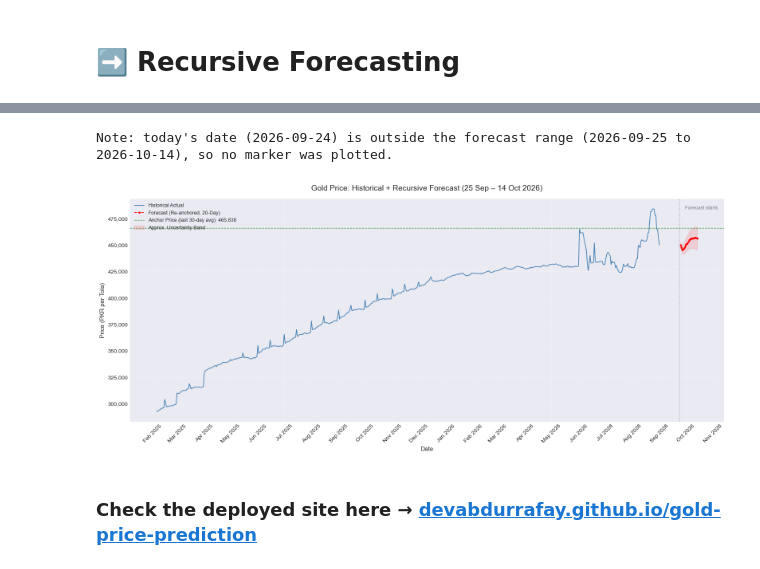
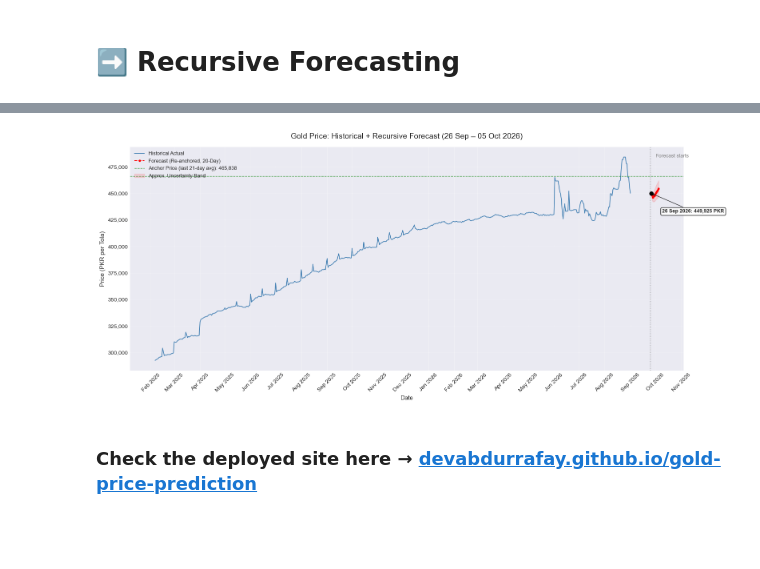
Before and after one commit to DevAbdurRafay/gold-price-prediction, a Jupyter notebook: Gold_Price_Prediction.ipynb, the cells around one changed output, grey strips where cells are left out. Saved outputs shown, nothing was run; the diff lists cells and outputs as text; code cells hidden in the pictures; blank space fills up the shorter version.

```diff
--- a/Gold_Price_Prediction.ipynb
+++ b/Gold_Price_Prediction.ipynb
@@ -802,12 +1065,5 @@ print("Parameters used:", final_model.get_params())
 # %% [markdown]
 # ➡️ Recursive Forecasting
-# %%
-last_date = df['Date'].max()
-future_dates = pd.date_range(start=last_date + pd.Timedelta(days=1), end='2026-09-30')
-
-print(f"Last known date: {last_date}")
-print(f"Forecasting from: {future_dates[0]} to {future_dates[-1]}")
-print(f"Total days to forecast: {len(future_dates)}")
 # %%
 def project_external_feature(series, horizon_days, lookback=7):
     """Instead of freezing XAU/USD or USD/PKR, continue their recent trend."""
@@ -894,8 +1150,8 @@ def recursive_forecast(df, final_model, actual_start_price=None, start_date=None
 forecast_df = recursive_forecast(
     df,
     final_model,
-    actual_start_price=452400,
-    start_date=pd.Timestamp('2026-09-23'),
+    actual_start_price=450500,
+    start_date=pd.Timestamp('2026-09-25'),
     horizon_days=10,
     verbose=True
 )
@@ -980,69 +1212,58 @@ Only trust the **first 1–2 days** of each run as near-term reliable; treat day
 # %%
 import matplotlib.dates as mdates
 import matplotlib.ticker as mticker
-from datetime import datetime
 
 fig, ax = plt.subplots(figsize=(16, 7))
 
 ax.plot(df['Date'], df['24K_PKR_per_Tola'], color='steelblue', linewidth=1.3, label='Historical Actual')
 
 ax.plot(forecast_df['Date'], forecast_df['Predicted_Price'], color='red',
-        linewidth=1.2, linestyle='--', marker='o', markersize=2.5, label='Forecast (Re-anchored, 20-Day)')
+        linewidth=1.4, linestyle='--', marker='o', markersize=3, label='Forecast (Re-anchored, 20-Day)')
 
 anchor_price = df['24K_PKR_per_Tola'].tail(21).mean()
 ax.axhline(y=anchor_price, color='green', linestyle='--', linewidth=1, alpha=0.7,
-           label=f'Anchor Price (last 30-day avg): {anchor_price:,.0f}')
+           label=f'Anchor Price (last 21-day avg): {anchor_price:,.0f}')
 
-horizon_days = (forecast_df['Date'] - forecast_df['Date'].min()).dt.days.values + 1
+horizon_days_arr = np.arange(1, len(forecast_df) + 1)
 base_error = df['24K_PKR_per_Tola'].tail(30).std()
-uncertainty = base_error * np.sqrt(horizon_days) * 0.15
+uncertainty = base_error * np.sqrt(horizon_days_arr) * 0.15
 ax.fill_between(forecast_df['Date'],
                  forecast_df['Predicted_Price'] - uncertainty,
                  forecast_df['Predicted_Price'] + uncertainty,
                  color='red', alpha=0.12, label='Approx. Uncertainty Band')
 
-ax.axvline(x=forecast_df['Date'].min() - pd.Timedelta(days=1), color='gray', linestyle=':', alpha=0.8, linewidth=1.2)
-ax.annotate('Forecast starts', xy=(forecast_df['Date'].min() - pd.Timedelta(days=1), ax.get_ylim()[1]*0.98),
+forecast_start = forecast_df['Date'].min()
+ax.axvline(x=forecast_start - pd.Timedelta(days=1), color='gray', linestyle=':', alpha=0.8, linewidth=1.2)
+ax.annotate('Forecast starts', xy=(forecast_start - pd.Timedelta(days=1), ax.get_ylim()[1] * 0.98),
             xytext=(10, 0), textcoords='offset points', fontsize=9, color='gray')
 
-today = pd.Timestamp(datetime.now().date())
-forecast_min = forecast_df['Date'].min()
-forecast_max = forecast_df['Date'].max()
-
-if forecast_min <= today <= forecast_max:
-    closest_idx = (forecast_df['Date'] - today).abs().idxmin()
-    today_point = forecast_df.loc[[closest_idx]]
-
-    ax.scatter(today_point['Date'], today_point['Predicted_Price'], color='black', zorder=5, s=45)
-    ax.annotate(
-        f"Today ({today_point['Date'].dt.strftime('%d %b %Y').values[0]}): {today_point['Predicted_Price'].values[0]:,.0f} PKR",
-        xy=(today_point['Date'].values[0], today_point['Predicted_Price'].values[0]),
-        xytext=(20, -35), textcoords='offset points', fontsize=9, fontweight='bold',
-        bbox=dict(boxstyle='round,pad=0.3', fc='white', ec='black', alpha=0.9),
-        arrowprops=dict(arrowstyle='->', color='black', lw=0.8)
-    )
-else:
-    print(f"Note: today's date ({today.date()}) is outside the forecast range "
-          f"({forecast_min.date()} to {forecast_max.date()}), so no marker was plotted.")
+first_point = forecast_df.iloc[0]
+ax.scatter(first_point['Date'], first_point['Predicted_Price'], color='black', zorder=5, s=45)
+ax.annotate(
+    f"{first_point['Date'].strftime('%d %b %Y')}: {first_point['Predicted_Price']:,.0f} PKR",
+    xy=(first_point['Date'], first_point['Predicted_Price']),
+    xytext=(20, -35), textcoords='offset points', fontsize=9, fontweight='bold',
+    bbox=dict(boxstyle='round,pad=0.3', fc='white', ec='black', alpha=0.9),
+    arrowprops=dict(arrowstyle='->', color='black', lw=0.8)
+)
 
 ax.set_title(
     f"Gold Price: Historical + Recursive Forecast ({forecast_df['Date'].min().strftime('%d %b')} – {forecast_df['Date'].max().strftime('%d %b %Y')})",
     fontsize=14, pad=15
 )
 ax.set_xlabel('Date', fontsize=11)
 ax.set_ylabel('Price (PKR per Tola)', fontsize=11)
 ax.yaxis.set_major_formatter(mticker.FuncFormatter(lambda x, _: f'{x:,.0f}'))
 ax.xaxis.set_major_locator(mdates.MonthLocator())
 ax.xaxis.set_major_formatter(mdates.DateFormatter('%b %Y'))
 plt.xticks(rotation=45)
 
 ax.legend(loc='upper left', fontsize=9, framealpha=0.9)
 ax.grid(alpha=0.3)
 plt.tight_layout()
 plt.show()
 # %% [output]
-Note: today's date (2026-09-24) is outside the forecast range (2026-09-25 to 2026-10-14), so no marker was plotted.
-[figure, old version]
+[figure, new version]
 # %%
 df.to_csv('historical_data.csv', index=False)
 forecast_df.to_csv('forecast_data.csv', index=False)
```
Also changed, not shown: parts of 35 cells of this notebook.
